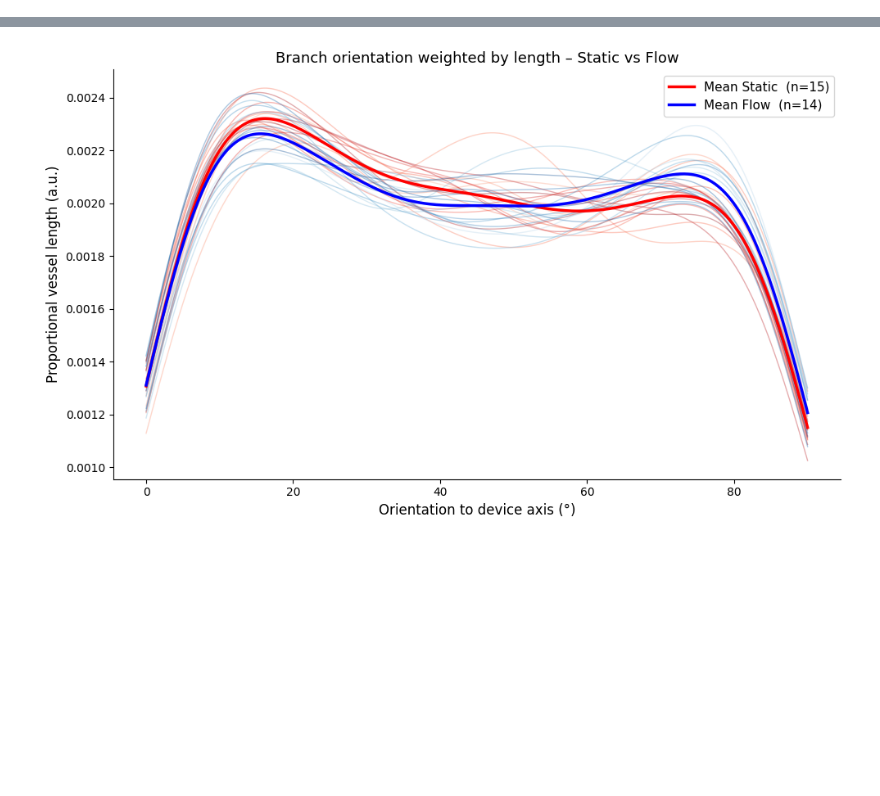
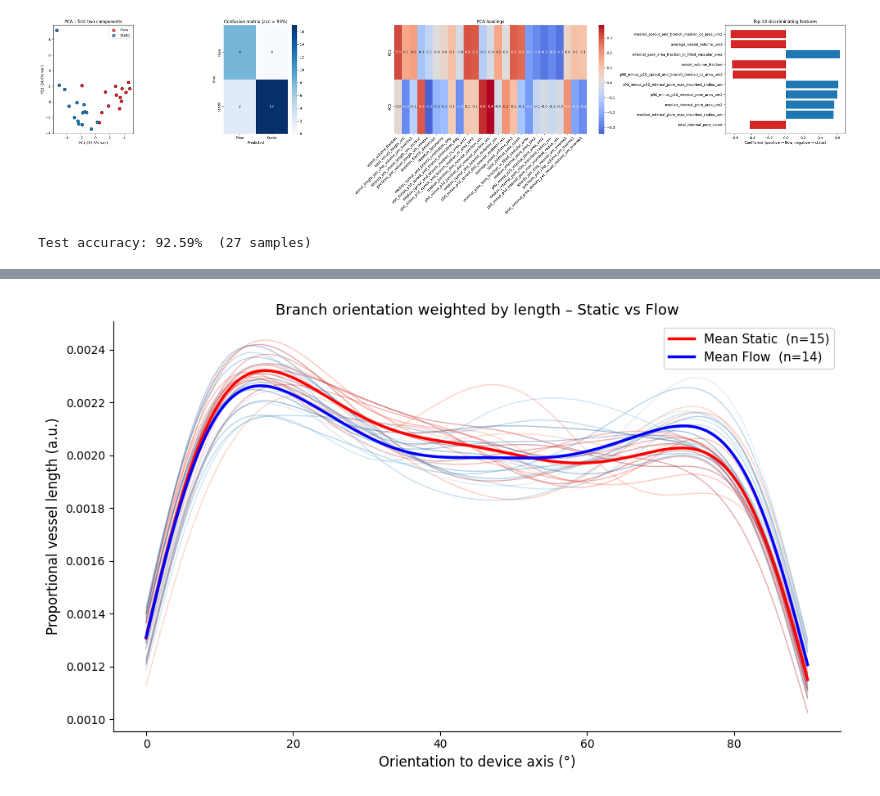
Before and after one commit to isobelth/vascumap, a Jupyter notebook: plotting_outputs.ipynb, the cells around one changed output, grey strips where cells are left out. Saved outputs shown, nothing was run; the diff lists cells and outputs as text; code cells hidden in the pictures; blank space fills up the shorter version.

```diff
--- a/plotting_outputs.ipynb
+++ b/plotting_outputs.ipynb
@@ -249,0 +187,5 @@ Index(['image_name', 'source_file', 'image_index', 'node_start', 'node_end',
+# %%
+pca_plots(combined_analysis_metrics)
+# %% [output]
+[figure, added]
+Test accuracy: 92.59%  (27 samples)
```
Also changed, not shown: parts of 21 cells of this notebook, 5 other files.
